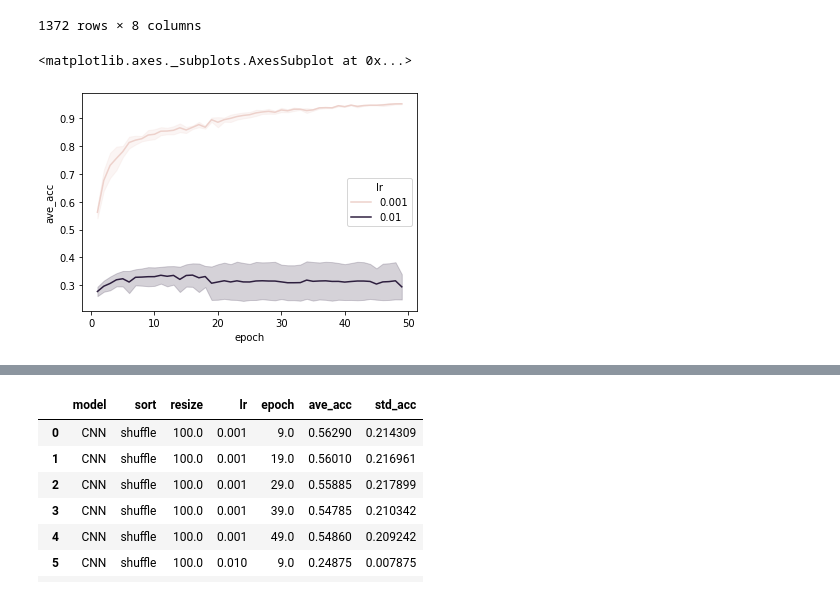
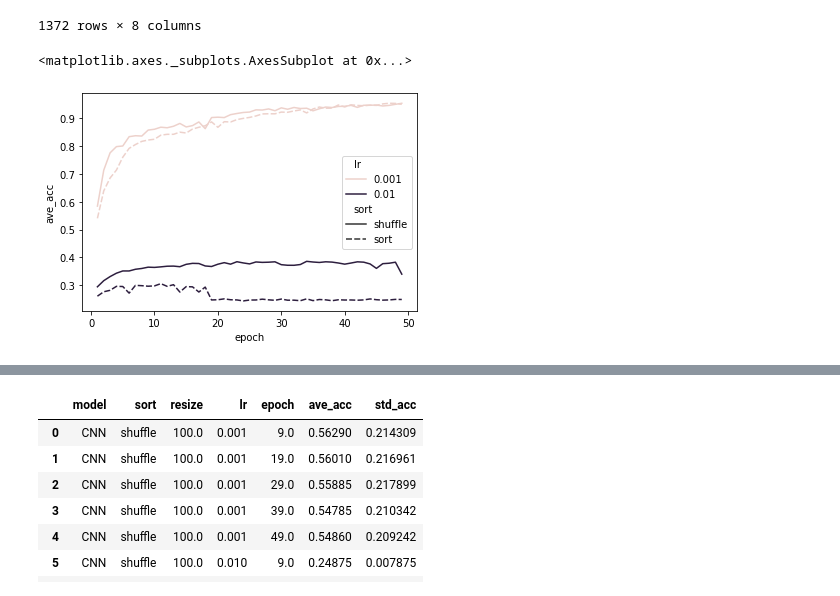
Before and after one commit to HayatoTanoue/CNN_GNN_exeriments, a Jupyter notebook: notebooks/log_eda.ipynb, the cells around one changed output, grey strips where cells are left out. Drawn from its saved outputs; the diff is of its cells as text; code cells hidden in the pictures.

```diff
--- a/notebooks/log_eda.ipynb
+++ b/notebooks/log_eda.ipynb
@@ -145,10 +145,10 @@ df
 | 1371 | subset1 | Deep_D1D2 | sort | 100.0 | 0.010 | 49.0 | 0.245700 | 0.007664 |
 1372 rows × 8 columns
 # %%
-sns.lineplot(x="epoch", y="ave_acc", data=df.query("name=='new_poisson'"), hue="lr")
+sns.lineplot(x="epoch", y="ave_acc", data=df.query("name=='new_poisson'"), hue="lr", style="sort")
 # %% [output]
 <matplotlib.axes._subplots.AxesSubplot at 0x...>
-[figure, old version]
+[figure, new version]
 # %%
 for i in df.iterrows():
     print(i[1].model, i[1].sort, f"{round(i[1].ave_acc*100,2)} ± {round(i[1].std_acc*100, 2)}")
```
Also changed, not shown: 2 other files.
